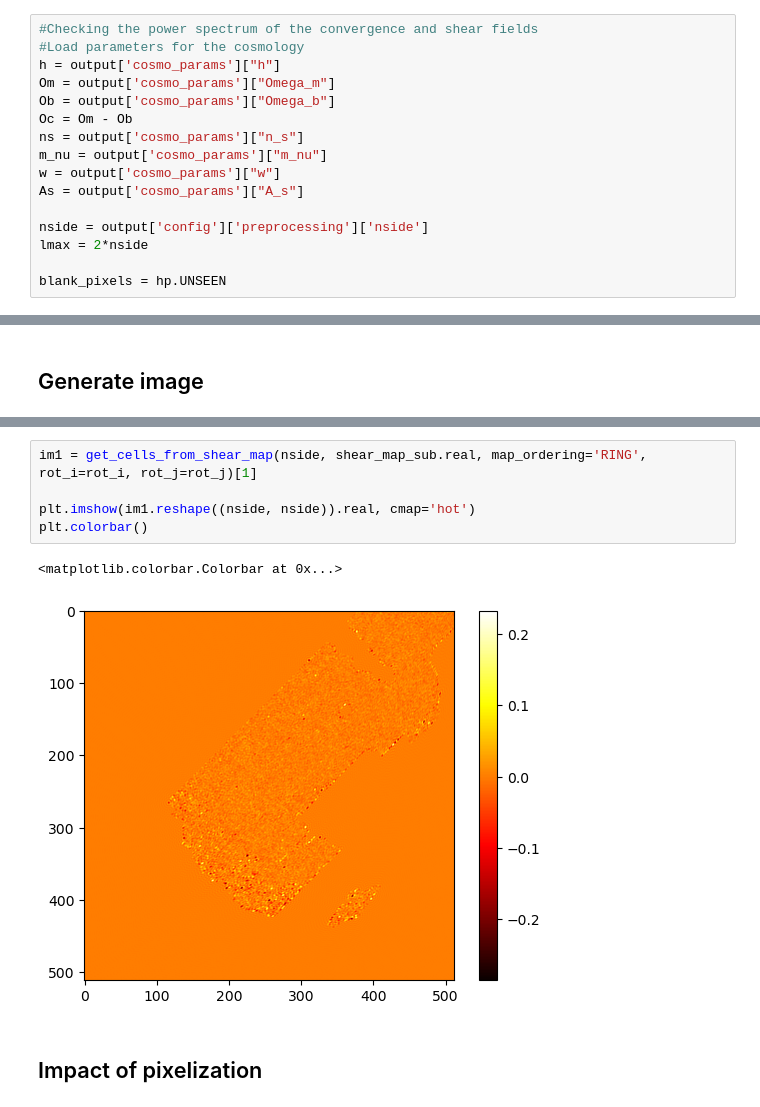
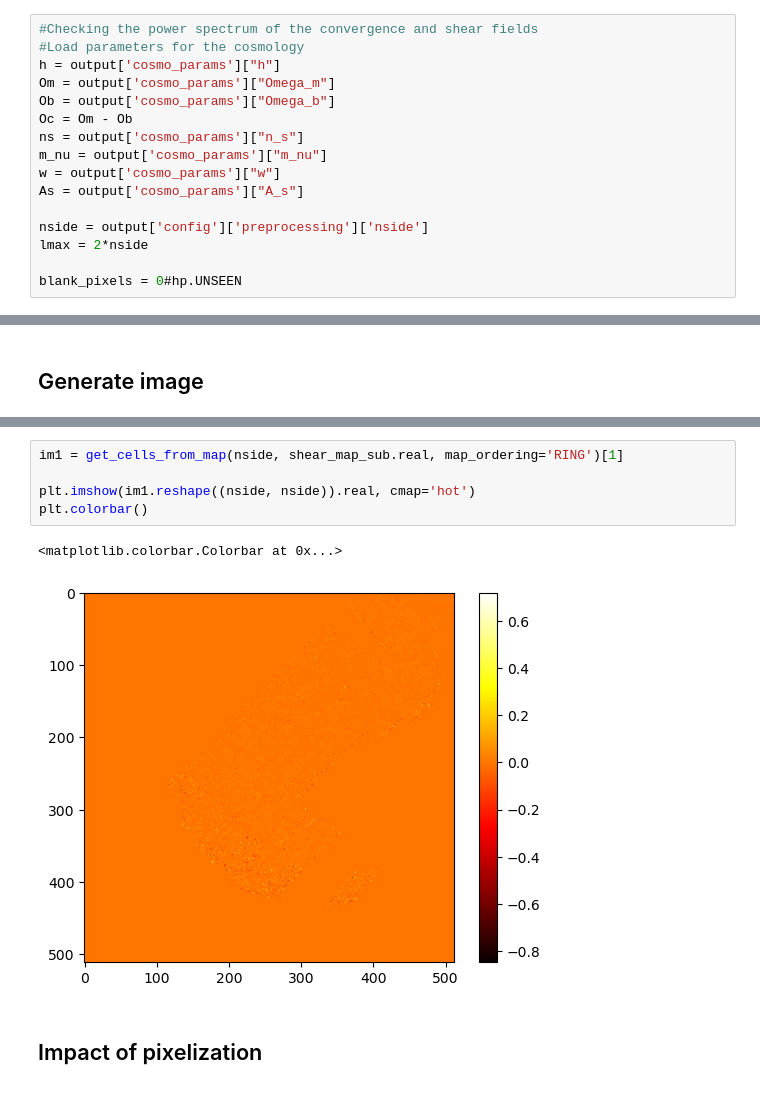
Before and after one commit to sachaguer/UNIONS_forward_model, a Jupyter notebook: notebooks/check_patching_scheme.ipynb, the cells around one changed output, grey strips where cells are left out. Cells and saved outputs as stored; diff of their text form.

```diff
--- a/notebooks/check_patching_scheme.ipynb
+++ b/notebooks/check_patching_scheme.ipynb
@@ -40,7 +40,7 @@ As = output['cosmo_params']["A_s"]
 nside = output['config']['preprocessing']['nside']
 lmax = 2*nside
 
-blank_pixels = hp.UNSEEN
+blank_pixels = 0#hp.UNSEEN
 # %%
 idx_gal = output['bin_1']['idx']
 
@@ -170,11 +193,11 @@ plt.show()
 # %%
-im1 = get_cells_from_shear_map(nside, shear_map_sub.real, map_ordering='RING', rot_i=rot_i, rot_j=rot_j)[1]
+im1 = get_cells_from_map(nside, shear_map_sub.real, map_ordering='RING')[1]
 
 plt.imshow(im1.reshape((nside, nside)).real, cmap='hot')
 plt.colorbar()
 # %% [output]
 <matplotlib.colorbar.Colorbar at 0x...>
-[figure, old version]
+[figure, new version]
 # %% [markdown]
 ## Impact of pixelization
 # %%
```
Also changed, not shown: parts of 10 cells of this notebook, 3 other files.
